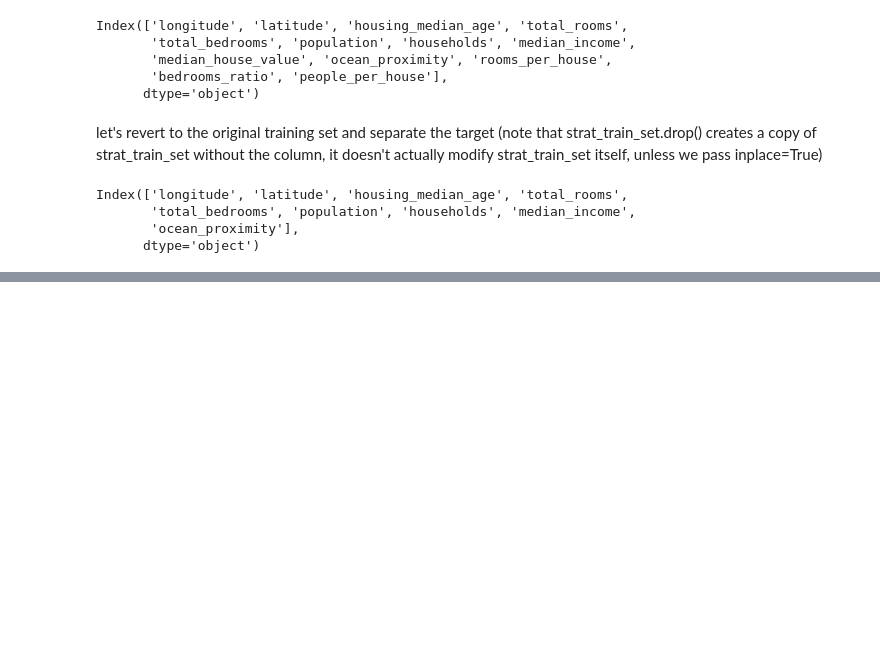
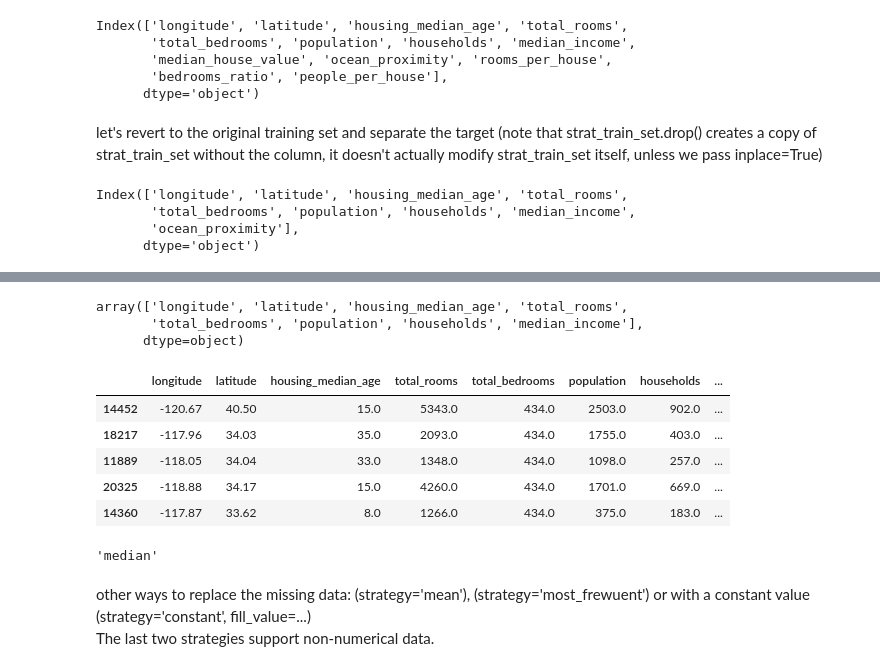
Before and after one commit to abhisheksinha27x/Classical-ML, a Jupyter notebook: 2_end-to-end-project/code.ipynb, the cells around one changed output, grey strips where cells are left out. Drawn from its saved outputs; the diff is of its cells as text; code cells hidden in the pictures; blank space fills up the shorter version.

Commit message:
cleaning, working with numerical attributes

```diff
--- a/2_end-to-end-project/code.ipynb
+++ b/2_end-to-end-project/code.ipynb
@@ -372,0 +428,13 @@ Index(['longitude', 'latitude', 'housing_median_age', 'total_rooms',
+# %%
+# to use it, first create a SimpleImputer instance, specifying that we want to replace each attribute's missing values with the median of that attribute
+
+from sklearn.impute import SimpleImputer
+
+imputer = SimpleImputer(strategy='median')
+
+# since the median can only be computed on numerical attributes, we then need to create a copy of the data with only the numerical attributes
+# this will exclude the text attribute ocean_proximity
+housing_num = housing.select_dtypes(include=[np.number])
+
+# now we can fit the imputer instance to the training data
+imputer.fit(housing_num)    # # This step trains the imputer
@@ -372,0 +453,6 @@ Index(['longitude', 'latitude', 'housing_median_age', 'total_rooms',
+# %%
+# the imputer replaces it with the median of its respective column (calculated during .fit()).
+X = imputer.transform(housing_num)
+
+# X is a numpy array, so it has no column names or row labels
+X
@@ -372,0 +473,24 @@ Index(['longitude', 'latitude', 'housing_median_age', 'total_rooms',
+# %%
+imputer.feature_names_in_
+# %% [output]
+array(['longitude', 'latitude', 'housing_median_age', 'total_rooms',
+       'total_bedrooms', 'population', 'households', 'median_income'],
+      dtype=object)
+# %%
+# creating a df from the imputed data
+housing_tr = pd.DataFrame(X, columns=housing_num.columns, index=housing_num.index)
+housing_tr.loc[null_rows_idx].head()    # NaN's have been correctly replaced with the strategy after imputation
+# %% [output]
+|  | longitude | latitude | housing_median_age | total_rooms | total_bedrooms | population | households | ... |
+| 14452 | -120.67 | 40.50 | 15.0 | 5343.0 | 434.0 | 2503.0 | 902.0 | ... |
+| 18217 | -117.96 | 34.03 | 35.0 | 2093.0 | 434.0 | 1755.0 | 403.0 | ... |
+| 11889 | -118.05 | 34.04 | 33.0 | 1348.0 | 434.0 | 1098.0 | 257.0 | ... |
+| 20325 | -118.88 | 34.17 | 15.0 | 4260.0 | 434.0 | 1701.0 | 669.0 | ... |
+| 14360 | -117.87 | 33.62 | 8.0 | 1266.0 | 434.0 | 375.0 | 183.0 | ... |
+# %%
+imputer.strategy
+# %% [output]
+'median'
+# %% [markdown]
+other ways to replace the missing data: (strategy='mean'), (strategy='most_frewuent') or with a constant value (strategy='constant', fill_value=...) <br>
+The last two strategies support non-numerical data.
```
Also changed, not shown: parts of 13 cells of this notebook.
